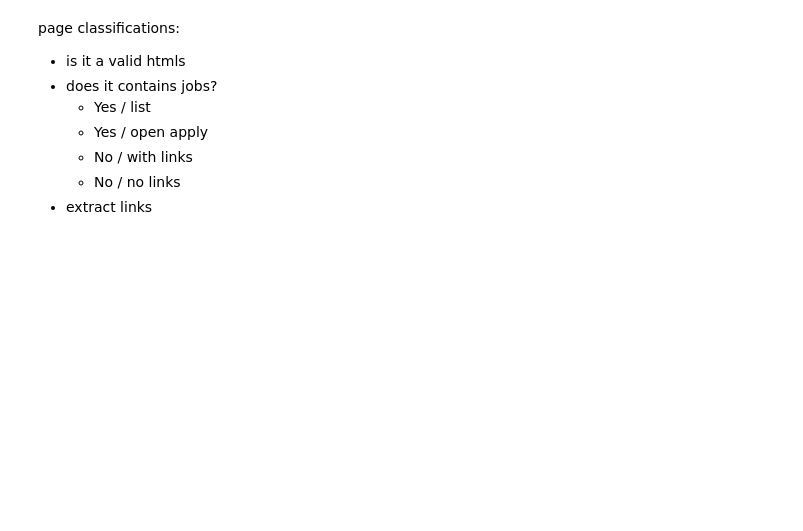
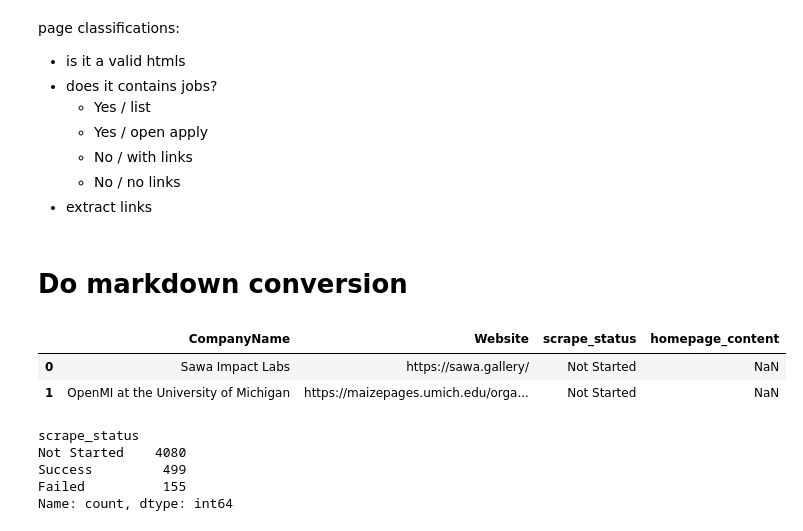
Before and after one commit to kk1694/usergems-test, a Jupyter notebook: nbs/_scratchpad.ipynb, the cells around one changed output. Drawn from its saved outputs; the diff is of its cells as text; code cells hidden in the pictures; blank space fills up the shorter version.

Commit message:
add md conversion

```diff
--- a/nbs/_scratchpad.ipynb
+++ b/nbs/_scratchpad.ipynb
@@ -188,3 +199,5 @@ page classifications:
     - No / with links
     - No / no links
 - extract links
+# %% [markdown]
+# Do markdown conversion
@@ -190,0 +206,14 @@ page classifications:
+# %%
+df.head(2)
+# %% [output]
+|  | CompanyName | Website | scrape_status | homepage_content |
+| 0 | Sawa Impact Labs | https://sawa.gallery/ | Not Started | NaN |
+| 1 | OpenMI at the University of Michigan | https://maizepages.umich.edu/orga... | Not Started | NaN |
+# %%
+df.scrape_status.value_counts()
+# %% [output]
+scrape_status
+Not Started    4080
+Success         499
+Failed          155
+Name: count, dtype: int64
```
Also changed, not shown: parts of 25 cells of this notebook, 2 other files.
